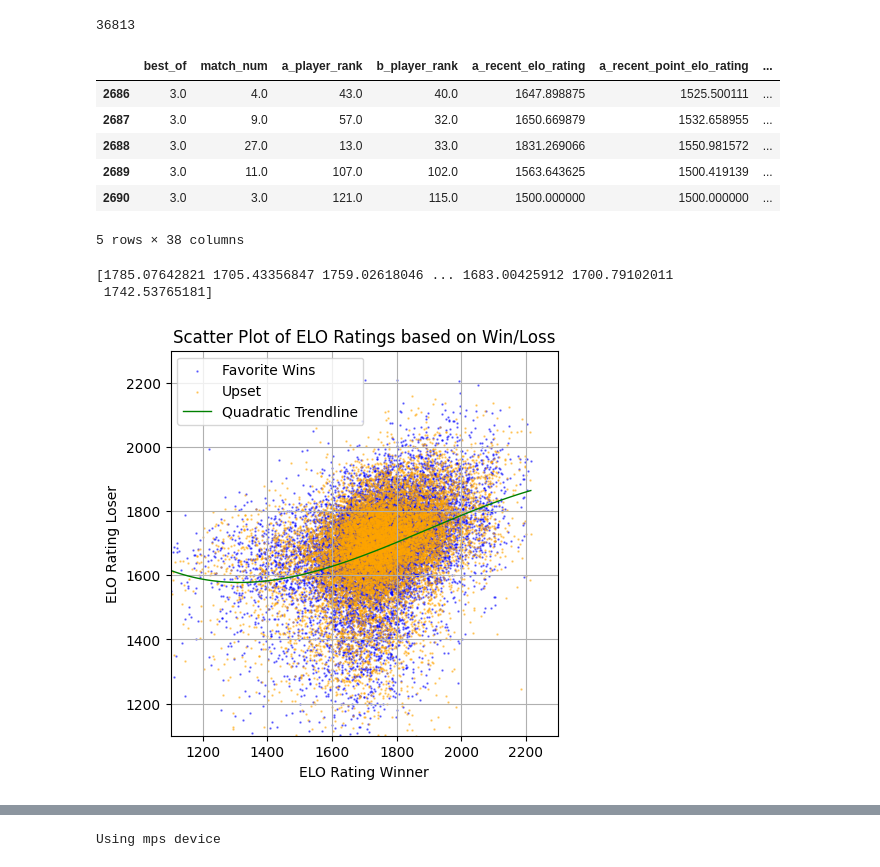
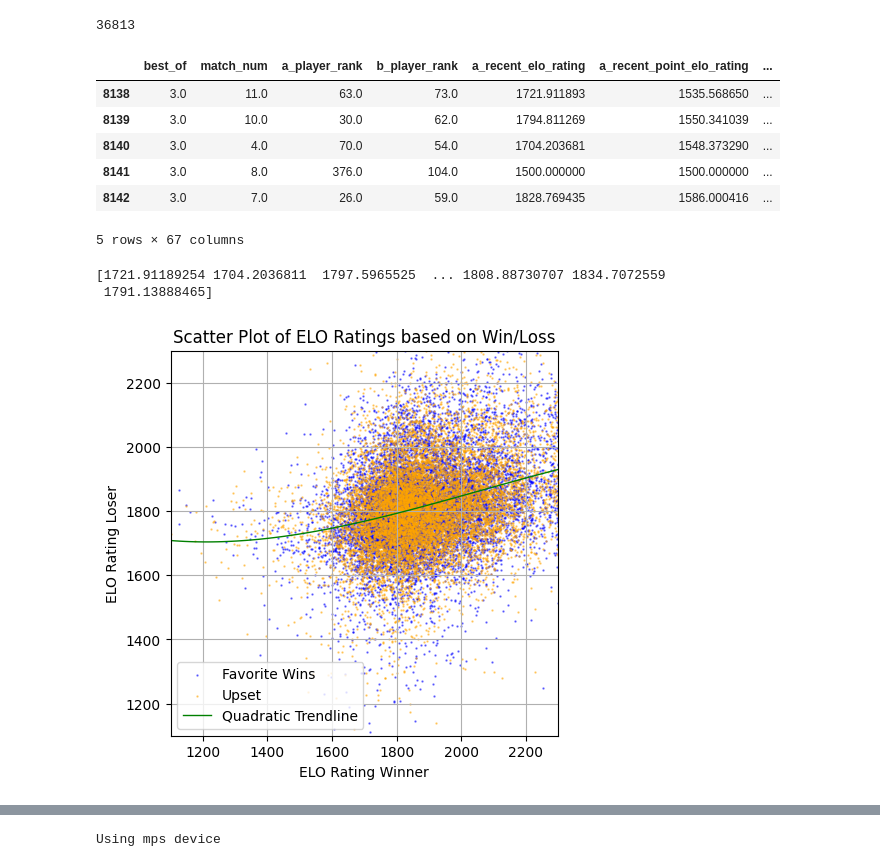
Before and after one commit to dsw225/TennisPredictionModel, a Jupyter notebook: breakpoint/tennis_analyzer_v2.ipynb, the cells around one changed output, grey strips where cells are left out. Drawn from its saved outputs; the diff is of its cells as text; code cells hidden in the pictures.

```diff
--- a/breakpoint/tennis_analyzer_v2.ipynb
+++ b/breakpoint/tennis_analyzer_v2.ipynb
@@ -40,7 +40,7 @@ import joblib
 
 # from render.models import *
 # %%
-start = '20110101'
+start = '20130101'
 end = '20231231'
 match_type = 'm'
 # %%
@@ -60,7 +60,7 @@ end_date = datetime.strptime(end, '%Y%m%d').date()
 
 # games = await sync_to_async(list)(query.all().values())
 
-df = pd.read_csv('testfree2.csv')
+df = pd.read_csv('testfree8.csv')
 df['tourney_date'] = pd.to_datetime(df['tourney_date']).dt.date
 df = df[(df['tourney_date'] >= start_date) & (df['tourney_date'] <= end_date)]
 
@@ -88,56 +88,56 @@ print(len(df))
 df.head()
 # %% [output]
 |  | best_of | match_num | a_player_rank | b_player_rank | a_recent_elo_rating | a_recent_point_elo_rating | ... |
-| 2686 | 3.0 | 4.0 | 43.0 | 40.0 | 1647.898875 | 1525.500111 | ... |
-| 2687 | 3.0 | 9.0 | 57.0 | 32.0 | 1650.669879 | 1532.658955 | ... |
-| 2688 | 3.0 | 27.0 | 13.0 | 33.0 | 1831.269066 | 1550.981572 | ... |
-| 2689 | 3.0 | 11.0 | 107.0 | 102.0 | 1563.643625 | 1500.419139 | ... |
-| 2690 | 3.0 | 3.0 | 121.0 | 115.0 | 1500.000000 | 1500.000000 | ... |
+| 8138 | 3.0 | 11.0 | 63.0 | 73.0 | 1721.911893 | 1535.568650 | ... |
+| 8139 | 3.0 | 10.0 | 30.0 | 62.0 | 1794.811269 | 1550.341039 | ... |
+| 8140 | 3.0 | 4.0 | 70.0 | 54.0 | 1704.203681 | 1548.373290 | ... |
+| 8141 | 3.0 | 8.0 | 376.0 | 104.0 | 1500.000000 | 1500.000000 | ... |
+| 8142 | 3.0 | 7.0 | 26.0 | 59.0 | 1828.769435 | 1586.000416 | ... |
-5 rows × 38 columns
+5 rows × 67 columns
 # %%
 # Create a scatter plot
 df = df[~(df == 1500).any(axis=1)]
 plt.figure(figsize=(5, 5))
 
 # Plot a_elo_rating vs b_elo_rating for a_b_win == 1
-x1 = df[df['a_b_win'] == 1]['a_surface_recent_elo_rating']
-y1 = df[df['a_b_win'] == 1]['b_surface_recent_elo_rating']
+x1 = df[df['a_b_win'] == 1]['a_recent_elo_rating']
+y1 = df[df['a_b_win'] == 1]['b_recent_elo_rating']
 plt.scatter(x1, y1, color='blue', label='Favorite Wins', s=.5, alpha=0.5)
 
 # Plot b_elo_rating vs a_elo_rating for a_b_win == 0
-x2 = df[df['a_b_win'] == 0]['b_surface_recent_elo_rating']
-y2 = df[df['a_b_win'] == 0]['a_surface_recent_elo_rating']
+x2 = df[df['a_b_win'] == 0]['b_recent_elo_rating']
+y2 = df[df['a_b_win'] == 0]['a_recent_elo_rating']
 plt.scatter(x2, y2, color='orange', label='Upset', s=.5, alpha=0.5)
 
 # Combine data for a single trendline
 combined_x = np.concatenate([x1, x2])
 combined_y = np.concatenate([y1, y2])
 
 # Fit a polynomial of degree 2 to the combined data
 print(combined_x)
 coefficients = np.polyfit(combined_x, combined_y, 3)
 polynomial = np.poly1d(coefficients)
 trendline_x = np.linspace(combined_x.min(), combined_x.max(), 100)
 trendline_y = polynomial(trendline_x)
 plt.plot(trendline_x, trendline_y, color='green', linewidth=1, label='Quadratic Trendline')
 
 # Setting the limits for x and y axis
 plt.xlim(1100, 2300)
 plt.ylim(1100, 2300)
 
 # Adding labels and title
 plt.xlabel('ELO Rating Winner')
 plt.ylabel('ELO Rating Loser')
 plt.title('Scatter Plot of ELO Ratings based on Win/Loss')
 plt.grid(True)
 plt.legend()
 
 # Show the plot
 plt.show()
 # %% [output]
-[1785.07642821 1705.43356847 1759.02618046 ... 1683.00425912 1700.79102011
- 1742.53765181]
+[1721.91189254 1704.2036811  1797.5965525  ... 1808.88730707 1834.7072559
+ 1791.13888465]
-[figure, old version]
+[figure, new version]
 # %%
 plt.figure(figsize=(8, 5))
 
```
Also changed, not shown: parts of 4 cells of this notebook, 3 other files.
